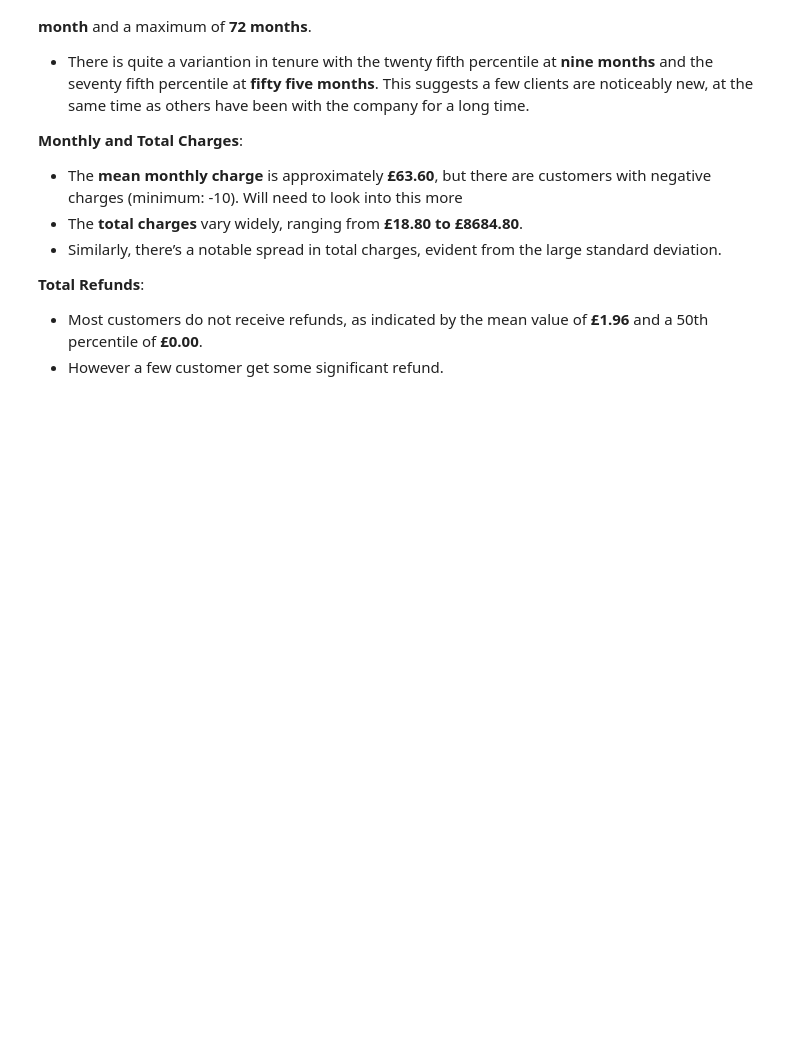
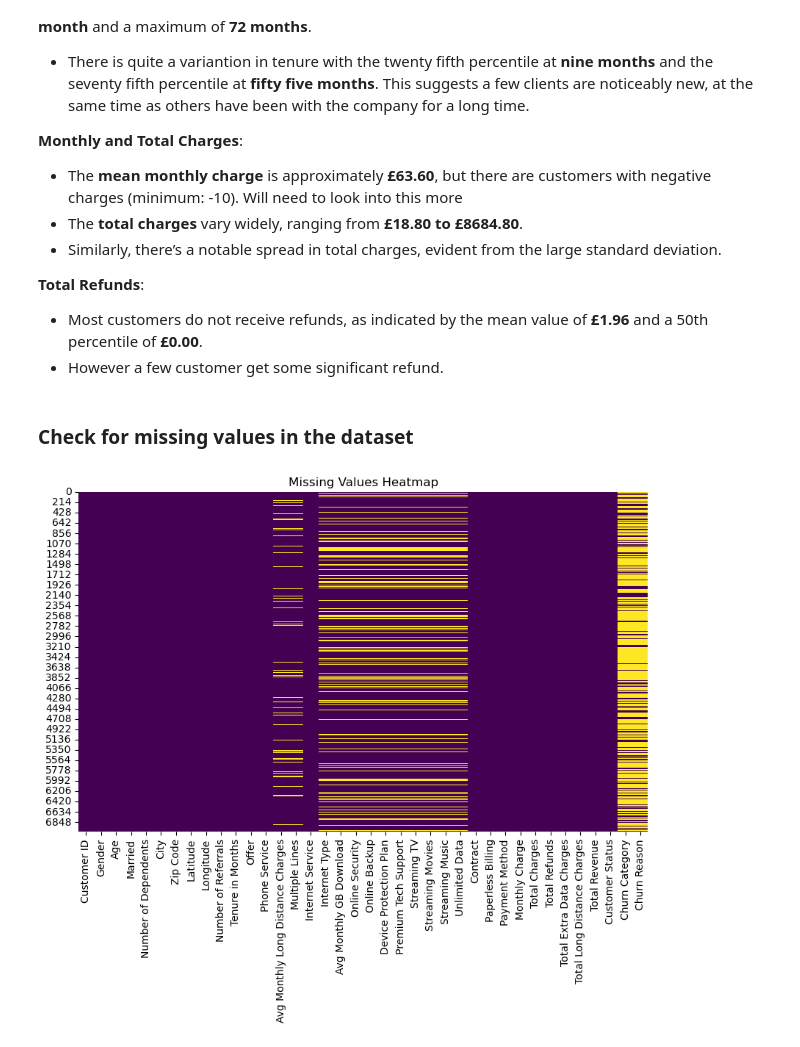
Before and after one commit to asaid03/churn-prediction, a Jupyter notebook: Telecom_Churn_EDA.ipynb, the cells around one changed output. Saved outputs shown, nothing was run; the diff lists cells and outputs as text; code cells hidden in the pictures; blank space fills up the shorter version.

Commit message:
feat: visualised and carried out observations on missing data using heatmap

```diff
--- a/Telecom_Churn_EDA.ipynb
+++ b/Telecom_Churn_EDA.ipynb
@@ -64,3 +63,13 @@ churn_data.describe()
 **Total Refunds**:
    - Most customers do not receive refunds, as indicated by the mean value of **£1.96** and a 50th percentile of **£0.00**.
    - However a few customer get some significant refund.
+# %% [markdown]
+### Check for missing values in the dataset
+# %%
+# heatmap of missing values
+plt.figure(figsize=(10, 6))
+sns.heatmap(churn_data.isnull(), cbar=False, cmap='viridis')
+plt.title("Missing Values Heatmap")
+plt.show()
+# %% [output]
+[figure, added]
```
Also changed, not shown: parts of 3 cells of this notebook.
